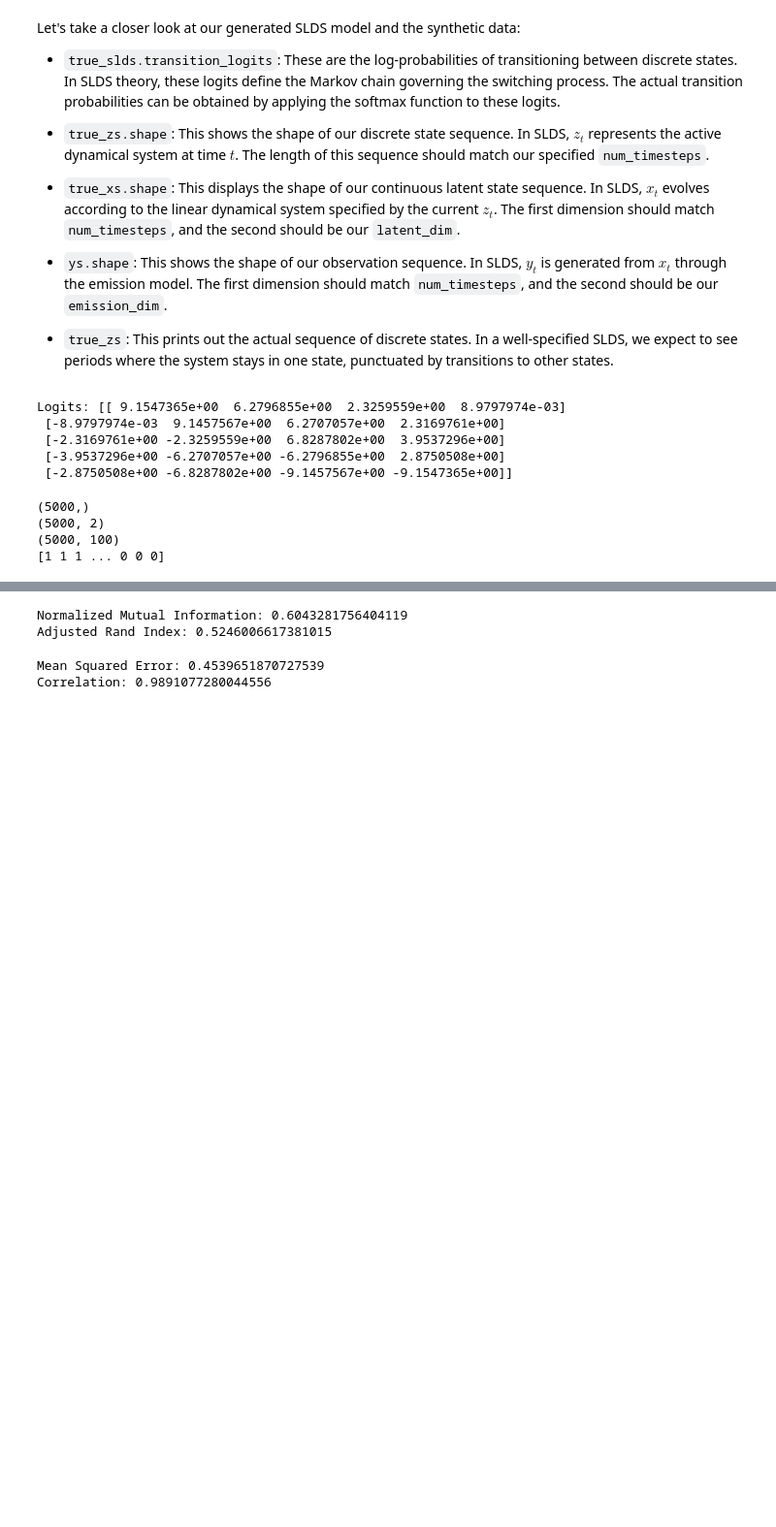
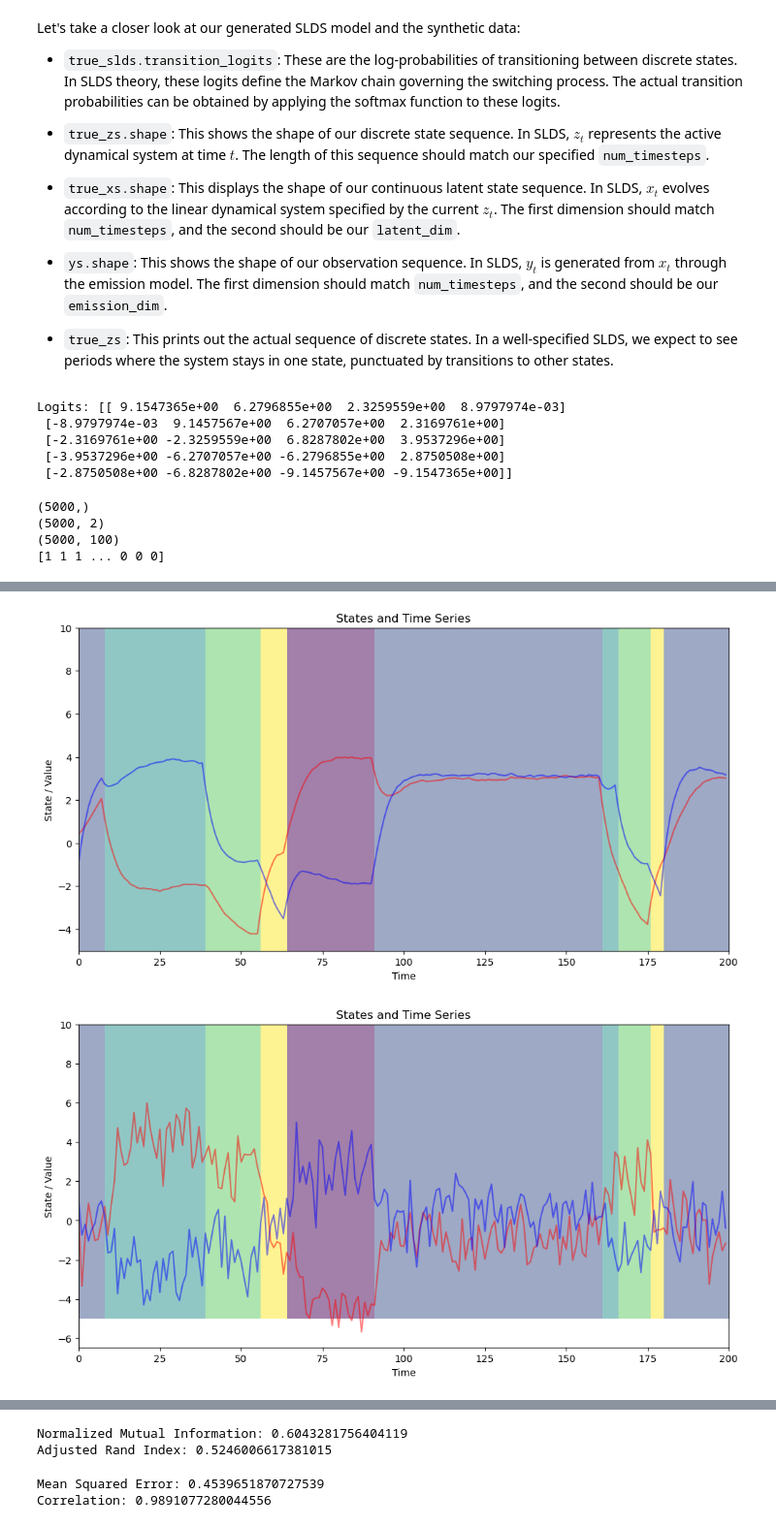
Before and after one commit to lindermanlab/dynamax-slds, a Jupyter notebook: dynamax/slds_eqx/gibbs_testing.ipynb, the cells around one changed output, grey strips where cells are left out. Shown at 97% size. Cells and saved outputs as stored; diff of their text form; code cells hidden in the pictures; blank space fills up the shorter version.

Commit message:
added heatmaps

```diff
--- a/dynamax/slds_eqx/gibbs_testing.ipynb
+++ b/dynamax/slds_eqx/gibbs_testing.ipynb
@@ -195,9 +173,0 @@ plt.colorbar()
-# %%
-fig = plt.figure(figsize=(8, 8))
-for k in range(num_states):
-    plt.plot(*xs[zs==k].T, 'o', color=colors[k],
-         alpha=0.75, markersize=3)
-
-plt.plot(*xs[:1000].T, '-k', lw=0.5, alpha=0.2)
-plt.xlabel("$x_1$")
-plt.ylabel("$x_2$")
@@ -204,30 +213,26 @@ plt.ylabel("$x_2$")
 # %%
 def plot_states_and_timeseries(zs, vs, vs_std=None, spc=5):
     T, dim = vs.shape
-    fig, ax = plt.subplots(1, 1, figsize=(8, 4))
+    fig, ax = plt.subplots(1, 1, figsize=(12, 6))
     ax.imshow(zs[None, :],
               extent=(0, T, -spc, dim * spc),
-              cmap=cmap,
+              cmap="viridis",
               alpha=0.5,
-              aspect="auto",
-              vmax=len(colors)-1)
-    ax.plot(vs + spc * jnp.arange(dim), '-k', lw=1)
-    if vs_std is not None:
-        for d in range(dim):
-            ax.fill_between(jnp.arange(T),
-                            vs[:, d] + spc * d - 2 * vs_std[:, d],
-                            vs[:, d] + spc * d + 2 * vs_std[:, d],
-                            color='k', alpha=0.25,
-                            )
-    ax.set_ylim(-spc, dim * spc)
-    ax.set_yticks(jnp.arange(dim) * spc)
-    ax.set_yticklabels(jnp.arange(dim))
+              aspect="auto")
+    ax.plot(vs[:, 0], color="r", alpha=0.5)
+    ax.plot(vs[:, 1], color="b", alpha=0.5)
+    ax.set_title("States and Time Series")
+    ax.set_xlabel("Time")
+    ax.set_ylabel("State / Value")
     return fig, ax
 
-fig, ax = plot_states_and_timeseries(zs[0], xs[0])
-ax.set_xlim(0, 200)
-ax.set_title("latent states")
+# Plot latent states
+fig, ax = plot_states_and_timeseries(true_zs[:200], true_xs[:200])
+plt.show()
 
-fig, ax = plot_states_and_timeseries(zs[0], ys[0])
-ax.set_xlim(0, 200)
-ax.set_title("emissions")
+# Plot emissions (first two dimensions for visibility)
+fig, ax = plot_states_and_timeseries(true_zs[:200], ys[:200, :2])
+plt.show()
+# %% [output]
+[figure, added]
+[figure, added]
```
Also changed, not shown: parts of 15 cells of this notebook, 1 other file.
